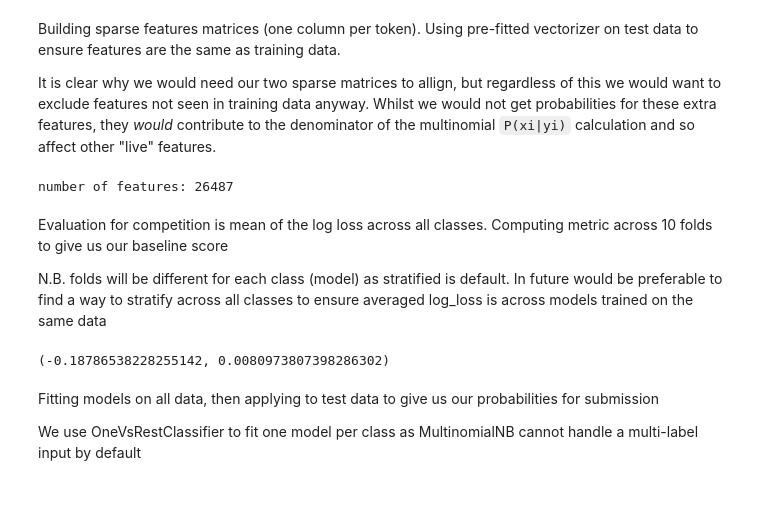
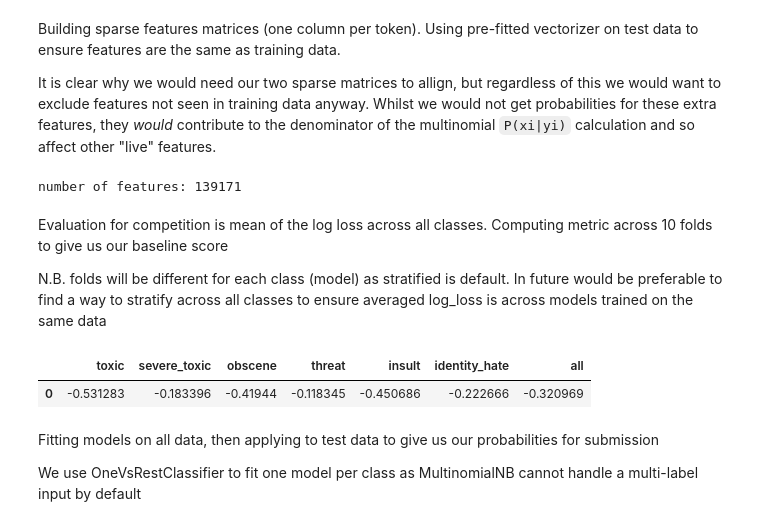
Before and after one commit to david-macleod/kaggle-toxic-comments, a Jupyter notebook: notebooks/m000_naive_bayes_baseline.ipynb, the cells around one changed output. Saved outputs shown, nothing was run; the diff lists cells and outputs as text; code cells hidden in the pictures; blank space fills up the shorter version.

Commit message:
new model with uodate train data

```diff
--- a/notebooks/m000_naive_bayes_baseline.ipynb
+++ b/notebooks/m000_naive_bayes_baseline.ipynb
@@ -36,7 +36,7 @@ Building sparse features matrices (one column per token). Using pre-fitted vecto
 
 It is clear why we would need our two sparse matrices to allign, but regardless of this we would want to exclude features not seen in training data anyway. Whilst we would not get probabilities for these extra features, they _would_ contribute to the denominator of the multinomial `P(xi|yi)` calculation and so affect other "live" features.
 # %%
-cvec = CountVectorizer(min_df=5, stop_words='english')
+cvec = CountVectorizer()
 X_train = cvec.fit_transform(X_train_text)
 X_test = cvec.transform(X_test_text)
 
@@ -45,23 +45,30 @@ del(X_test_text)
 
 print('number of features:', len(cvec.vocabulary_))
 # %% [output]
-number of features: 26487
+number of features: 139171
 # %%
 def cross_validate_multilabel(model, X, Y, **cv_kwargs):
     """cross validation for a multi-label target"""
     # scores is ndarray of shape (number of Y classes, number of cross validation folds)
     scores_per_class = np.array([cross_val_score(model, X, y, **cv_kwargs) for y in Y.T])
-    # return average score across classes, for each fold
-    return scores_per_class.mean(axis=0)
+    # return average score across folds, for each class
+    return scores_per_class.mean(axis=1)
+
+def multilabel_results(cv_scores, class_labels, aggregate=True, index=None):
+    df = pd.DataFrame([cv_scores], columns=class_labels, index=index)
+    if aggregate:
+        df['all'] = df.mean(axis=1)
+    return df
 # %% [markdown]
 Evaluation for competition is mean of the log loss across all classes. Computing metric across 10 folds to give us our baseline score
 
 N.B. folds will be different for each class (model) as stratified is default. In future would be preferable to find a way to stratify across all classes to ensure averaged log_loss is across models trained on the same data
 # %%
 cv_scores = cross_validate_multilabel(MultinomialNB(), X_train, Y_train, cv=10, scoring='neg_log_loss')
-np.mean(cv_scores), np.std(cv_scores)
+multilabel_results(cv_scores, toxic_classes)
 # %% [output]
-(-0.18786538228255142, 0.0080973807398286302)
+|  | toxic | severe_toxic | obscene | threat | insult | identity_hate | all |
+| 0 | -0.531283 | -0.183396 | -0.41944 | -0.118345 | -0.450686 | -0.222666 | -0.320969 |
 # %% [markdown]
 Fitting models on all data, then applying to test data to give us our probabilities for submission
 
```
Also changed, not shown: parts of 3 cells of this notebook, 10 other files.
